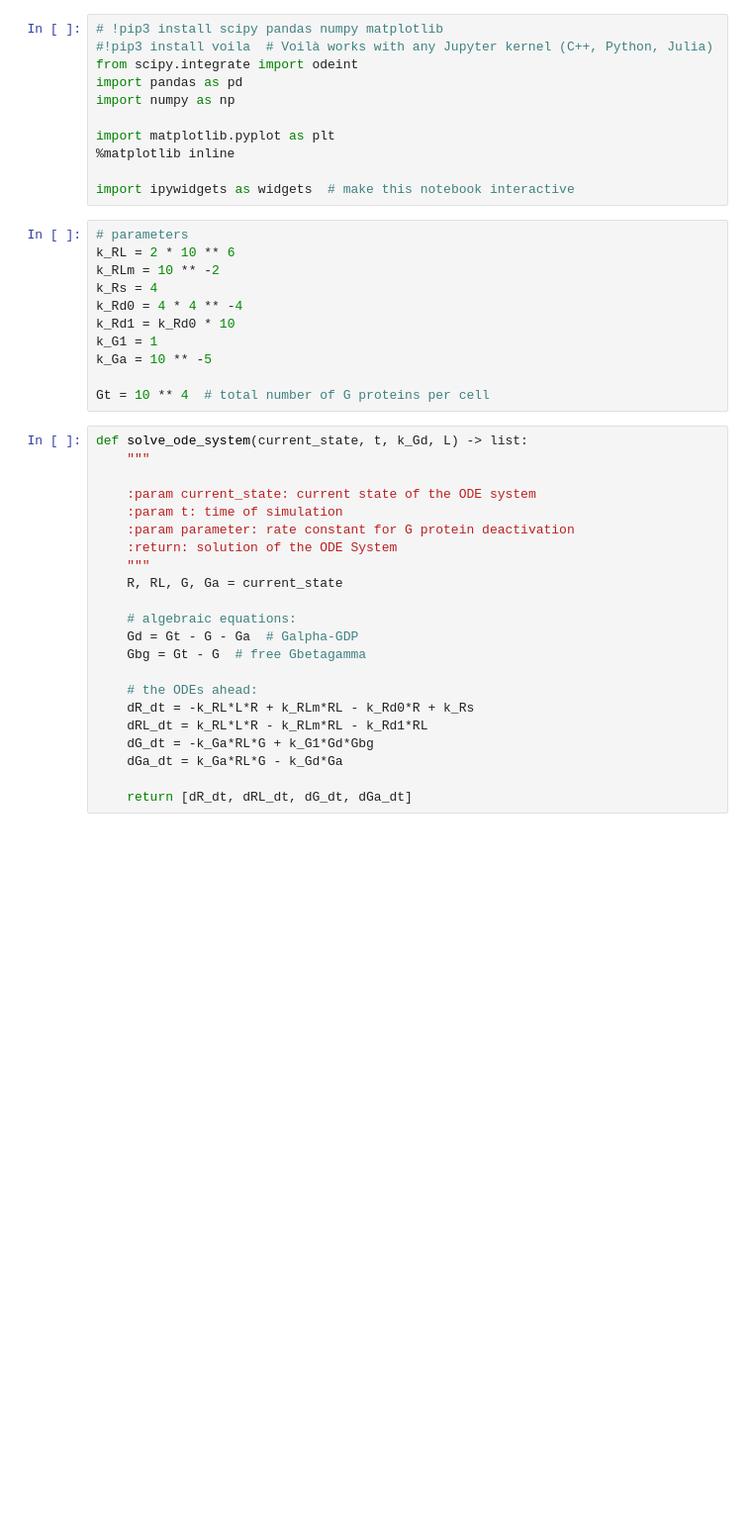
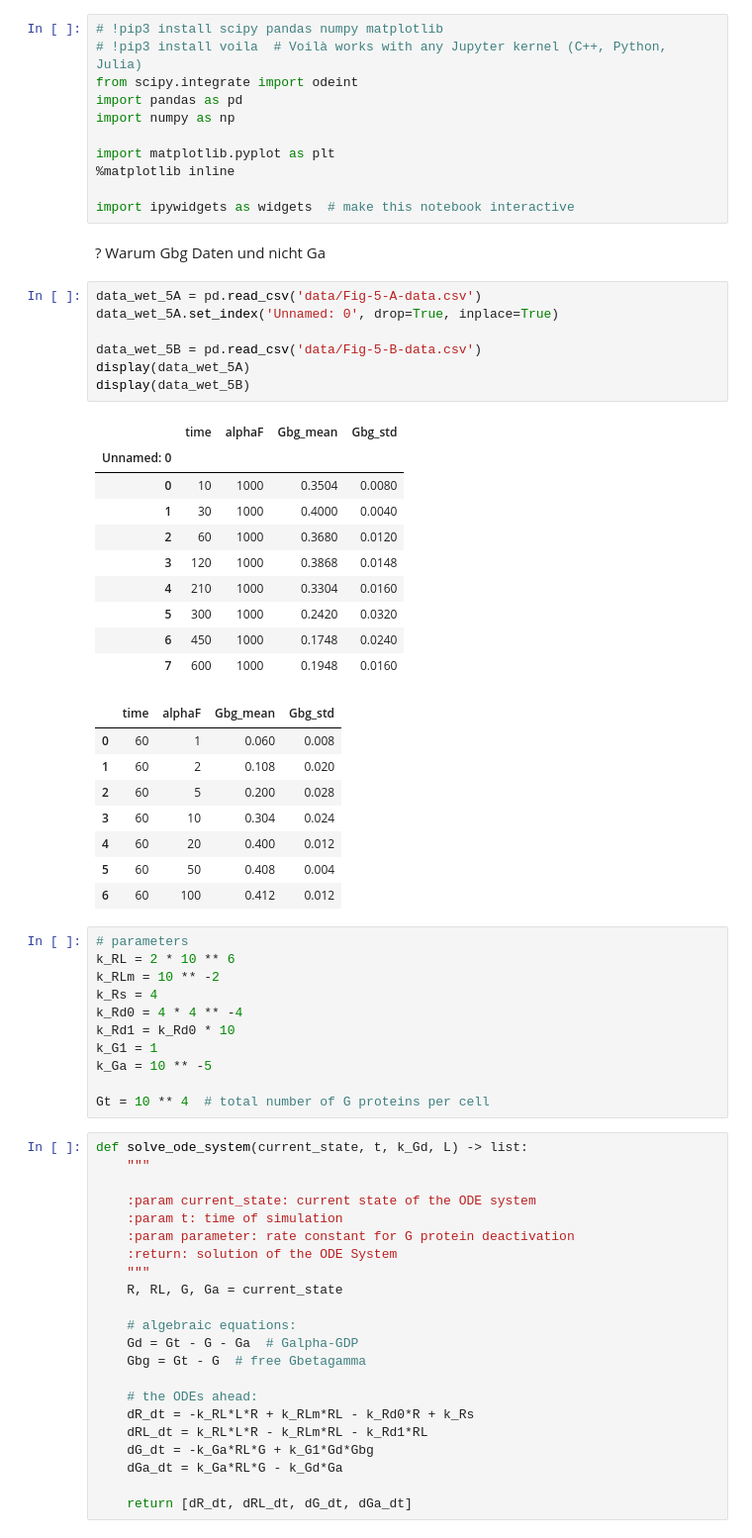
Before and after one commit to Jan-Piotraschke/fachkurs_systembiology, a Jupyter notebook: main.ipynb, the cells around one changed output. Shown at 99% size. Drawn from its saved outputs; the diff is of its cells as text; blank space fills up the shorter version.

```diff
--- a/main.ipynb
+++ b/main.ipynb
@@ -2,7 +2,7 @@
 <a href="https://colab.research.google.com/github/Jan-Piotraschke/fachkurs_systembiology/blob/main/main.ipynb" target="_parent"><img src="https://colab.research.google.com/assets/colab-badge.svg" alt="Open In Colab"/></a>
 # %%
 # !pip3 install scipy pandas numpy matplotlib
-#!pip3 install voila  # Voilà works with any Jupyter kernel (C++, Python, Julia)
+# !pip3 install voila  # Voilà works with any Jupyter kernel (C++, Python, Julia)
 from scipy.integrate import odeint
 import pandas as pd
 import numpy as np
@@ -11,6 +11,34 @@ import matplotlib.pyplot as plt
 %matplotlib inline
 
 import ipywidgets as widgets  # make this notebook interactive
+# %% [markdown]
+? Warum Gbg Daten und nicht Ga
+# %%
+data_wet_5A = pd.read_csv('data/Fig-5-A-data.csv')
+data_wet_5A.set_index('Unnamed: 0', drop=True, inplace=True)
+
+data_wet_5B = pd.read_csv('data/Fig-5-B-data.csv')
+display(data_wet_5A)
+display(data_wet_5B)
+# %% [output]
+|  | time | alphaF | Gbg_mean | Gbg_std |
+| Unnamed: 0 |  |  |  |  |
+| 0 | 10 | 1000 | 0.3504 | 0.0080 |
+| 1 | 30 | 1000 | 0.4000 | 0.0040 |
+| 2 | 60 | 1000 | 0.3680 | 0.0120 |
+| 3 | 120 | 1000 | 0.3868 | 0.0148 |
+| 4 | 210 | 1000 | 0.3304 | 0.0160 |
+| 5 | 300 | 1000 | 0.2420 | 0.0320 |
+| 6 | 450 | 1000 | 0.1748 | 0.0240 |
+| 7 | 600 | 1000 | 0.1948 | 0.0160 |
+|  | time | alphaF | Gbg_mean | Gbg_std |
+| 0 | 60 | 1 | 0.060 | 0.008 |
+| 1 | 60 | 2 | 0.108 | 0.020 |
+| 2 | 60 | 5 | 0.200 | 0.028 |
+| 3 | 60 | 10 | 0.304 | 0.024 |
+| 4 | 60 | 20 | 0.400 | 0.012 |
+| 5 | 60 | 50 | 0.408 | 0.004 |
+| 6 | 60 | 100 | 0.412 | 0.012 |
 # %%
 # parameters
 k_RL = 2 * 10 ** 6
```
Also changed, not shown: parts of 2 cells of this notebook, 10 other files.
